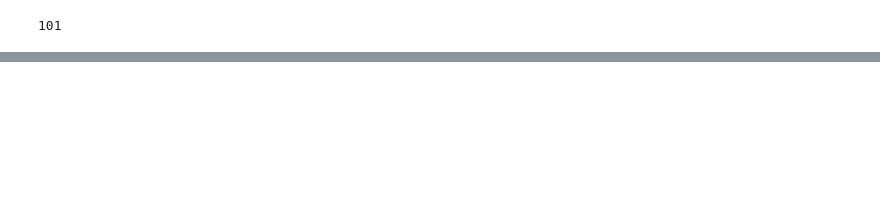
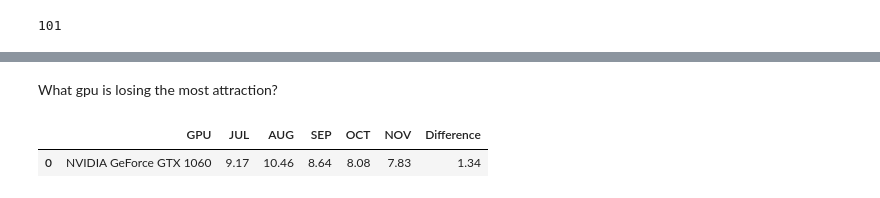
Before and after one commit to jDinhBC/Steam-Data-Scraper-Project, a Jupyter notebook: steam-scraper.ipynb, the cells around one changed output, grey strips where cells are left out. Saved outputs shown, nothing was run; the diff lists cells and outputs as text; code cells hidden in the pictures; blank space fills up the shorter version.

```diff
--- a/steam-scraper.ipynb
+++ b/steam-scraper.ipynb
@@ -121,0 +167,8 @@ else:
+# %% [markdown]
+What gpu is losing the most attraction?
+# %%
+# can use the same dataframe instead of min use max as highest number means lowest subtraction
+df_copy2.loc[ df_copy2['Difference'] == df_copy2['Difference'].max()]
+# %% [output]
+|  | GPU | JUL | AUG | SEP | OCT | NOV | Difference |
+| 0 | NVIDIA GeForce GTX 1060 | 9.17 | 10.46 | 8.64 | 8.08 | 7.83 | 1.34 |
```
Also changed, not shown: parts of 21 cells of this notebook.
